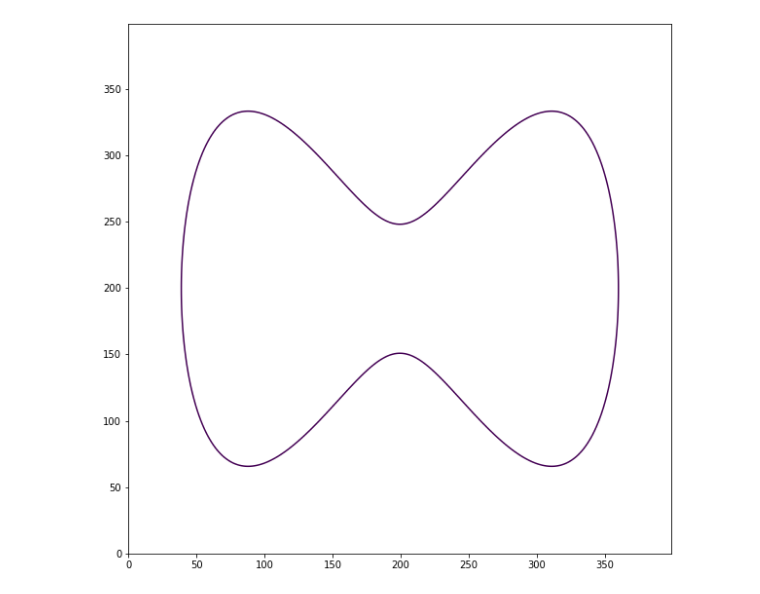
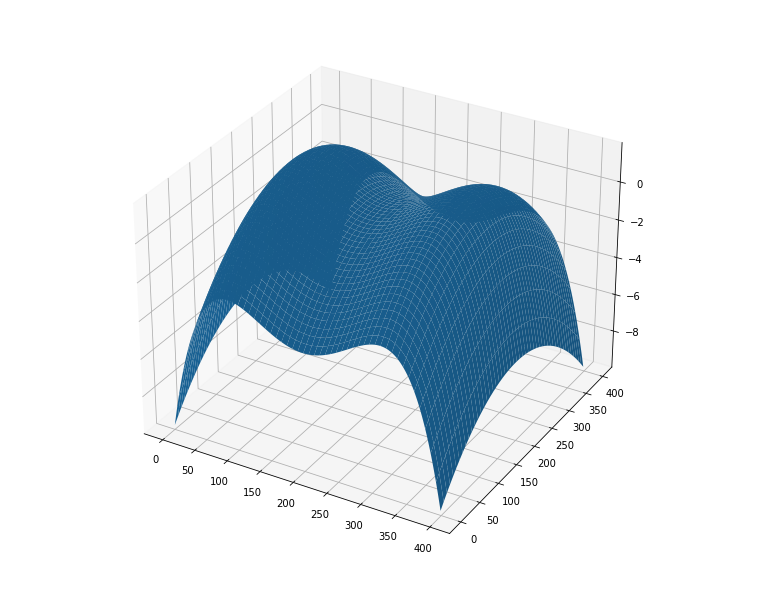
Before and after one commit to nnethercott/Capstone, a Jupyter notebook: arclength.ipynb, the cells around one changed output. Saved outputs shown, nothing was run; the diff lists cells and outputs as text; code cells hidden in the pictures.

```diff
--- a/arclength.ipynb
+++ b/arclength.ipynb
@@ -64,13 +61,13 @@ u.showsurf(surface1, ls=True)
 # %%
 #now try with an hourglass looking thing, not using u.parabloid function since this is a tad more complicated a surface
 x = np.linspace(-2,2,400)
 y = np.linspace(-2,2,400)
 xx, yy = np.meshgrid(x,y)
 surface2 = -((xx+0.5)*(xx+1.5)*(xx-0.5)*(xx-1.5)+yy**2)+0.8
 
-u.showsurf(surface2, ls=True)
+u.showsurf(surface2)
 # %% [output]
-[figure, old version]
+[figure, new version]
 # %%
 g2 = surface2
 
```
Also changed, not shown: parts of 8 cells of this notebook, 1 other file.
